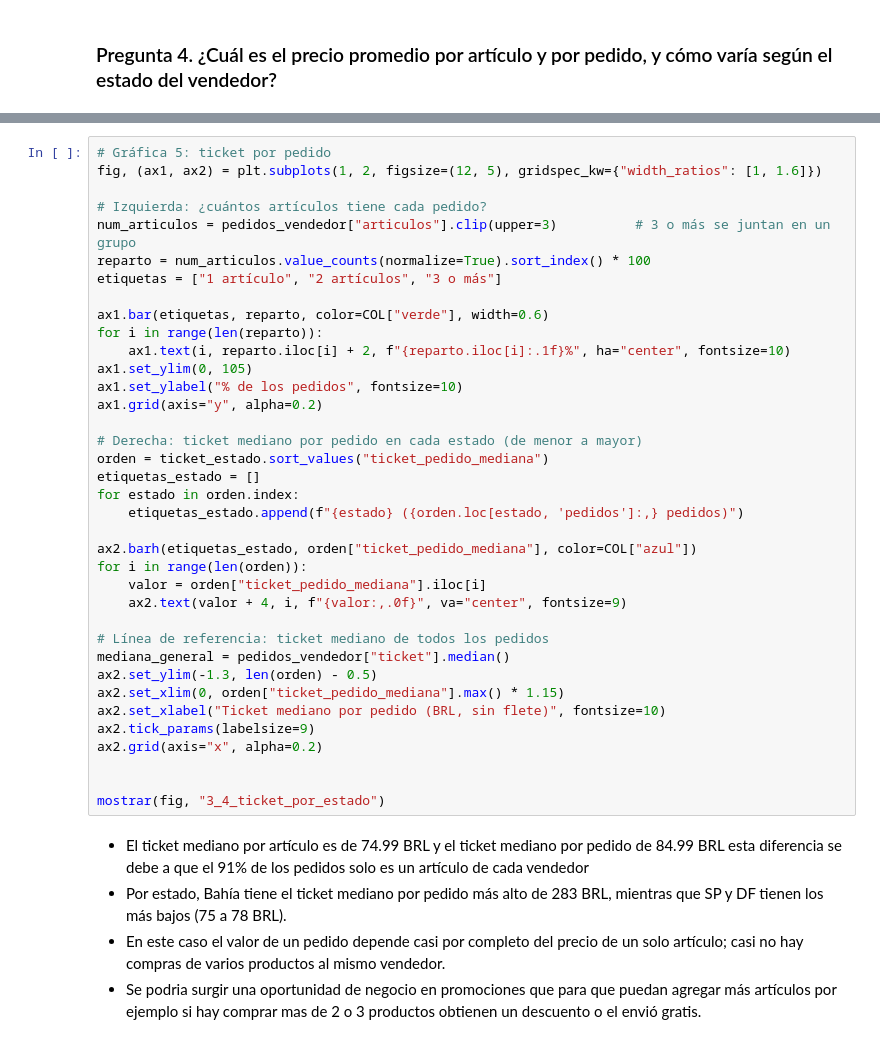
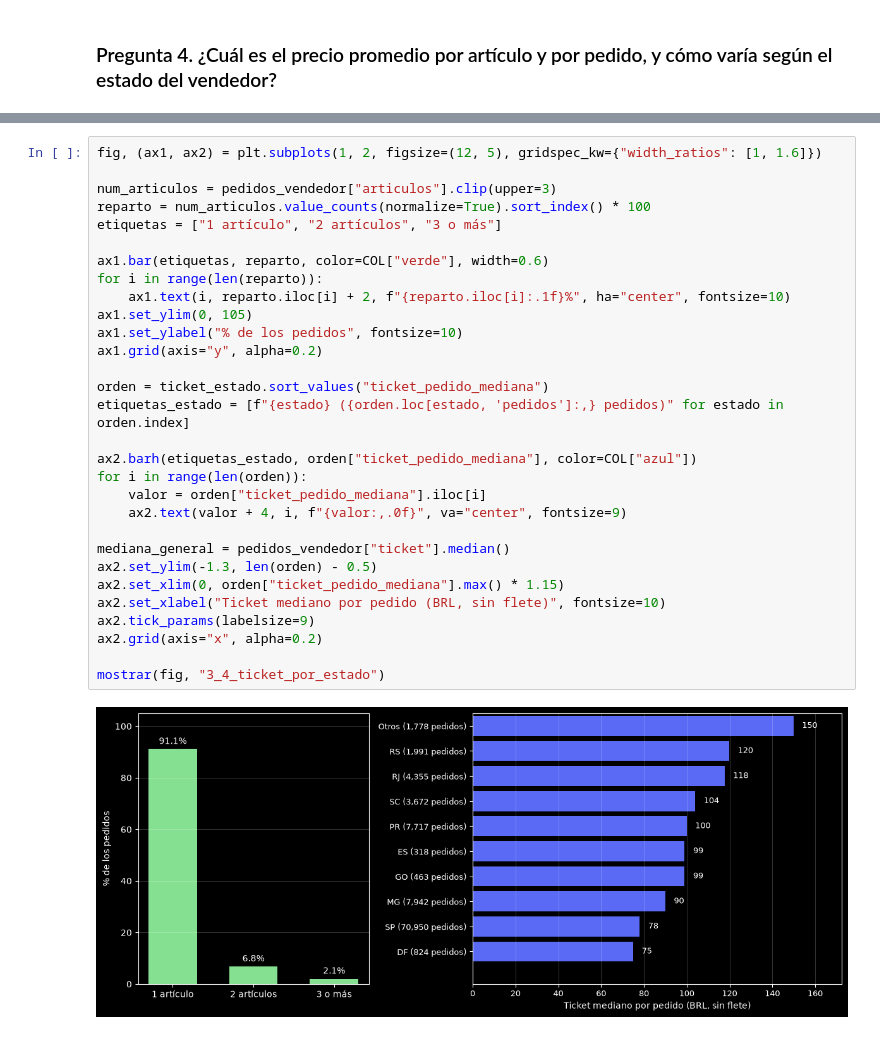
Before and after one commit to chaffrey8/DMEMCD_2026, a Jupyter notebook: Proyecto_JM.ipynb, the cells around one changed output, grey strips where cells are left out. Cells and saved outputs as stored; diff of their text form.

```diff
--- a/Proyecto_JM.ipynb
+++ b/Proyecto_JM.ipynb
@@ -526,45 +708,32 @@ display(ticket_estado.round(2))
 # %%
-# Gráfica 5: ticket por pedido
 fig, (ax1, ax2) = plt.subplots(1, 2, figsize=(12, 5), gridspec_kw={"width_ratios": [1, 1.6]})
 
-# Izquierda: ¿cuántos artículos tiene cada pedido?
-num_articulos = pedidos_vendedor["articulos"].clip(upper=3)          # 3 o más se juntan en un grupo
+num_articulos = pedidos_vendedor["articulos"].clip(upper=3)
 reparto = num_articulos.value_counts(normalize=True).sort_index() * 100
 etiquetas = ["1 artículo", "2 artículos", "3 o más"]
 
 ax1.bar(etiquetas, reparto, color=COL["verde"], width=0.6)
 for i in range(len(reparto)):
     ax1.text(i, reparto.iloc[i] + 2, f"{reparto.iloc[i]:.1f}%", ha="center", fontsize=10)
 ax1.set_ylim(0, 105)
 ax1.set_ylabel("% de los pedidos", fontsize=10)
 ax1.grid(axis="y", alpha=0.2)
 
-# Derecha: ticket mediano por pedido en cada estado (de menor a mayor)
 orden = ticket_estado.sort_values("ticket_pedido_mediana")
-etiquetas_estado = []
-for estado in orden.index:
-    etiquetas_estado.append(f"{estado} ({orden.loc[estado, 'pedidos']:,} pedidos)")
+etiquetas_estado = [f"{estado} ({orden.loc[estado, 'pedidos']:,} pedidos)" for estado in orden.index]
 
 ax2.barh(etiquetas_estado, orden["ticket_pedido_mediana"], color=COL["azul"])
 for i in range(len(orden)):
     valor = orden["ticket_pedido_mediana"].iloc[i]
     ax2.text(valor + 4, i, f"{valor:,.0f}", va="center", fontsize=9)
 
-# Línea de referencia: ticket mediano de todos los pedidos
 mediana_general = pedidos_vendedor["ticket"].median()
 ax2.set_ylim(-1.3, len(orden) - 0.5)
 ax2.set_xlim(0, orden["ticket_pedido_mediana"].max() * 1.15)
 ax2.set_xlabel("Ticket mediano por pedido (BRL, sin flete)", fontsize=10)
 ax2.tick_params(labelsize=9)
 ax2.grid(axis="x", alpha=0.2)
 
-
 mostrar(fig, "3_4_ticket_por_estado")
+# %% [output]
+[figure, added]
-# %% [markdown]
-- El ticket mediano por artículo es de 74.99 BRL y el ticket mediano por pedido de
-  84.99 BRL esta diferencia se debe a que el 91% de los pedidos solo es un artículo de cada vendedor
-- Por estado, Bahía tiene el ticket mediano por pedido más alto de 283 BRL,
-  mientras que SP y DF tienen los más bajos (75 a 78 BRL).
-- En este caso el valor de un pedido depende casi por completo del precio de un solo
-  artículo; casi no hay compras de varios productos al mismo vendedor.
-- Se podria surgir una oportunidad de negocio en promociones que para que puedan agregar más artículos por ejemplo si hay comprar mas de 2 o 3 productos obtienen un descuento o el envió gratis.
```
Also changed, not shown: parts of 73 cells of this notebook, 2 other files.
